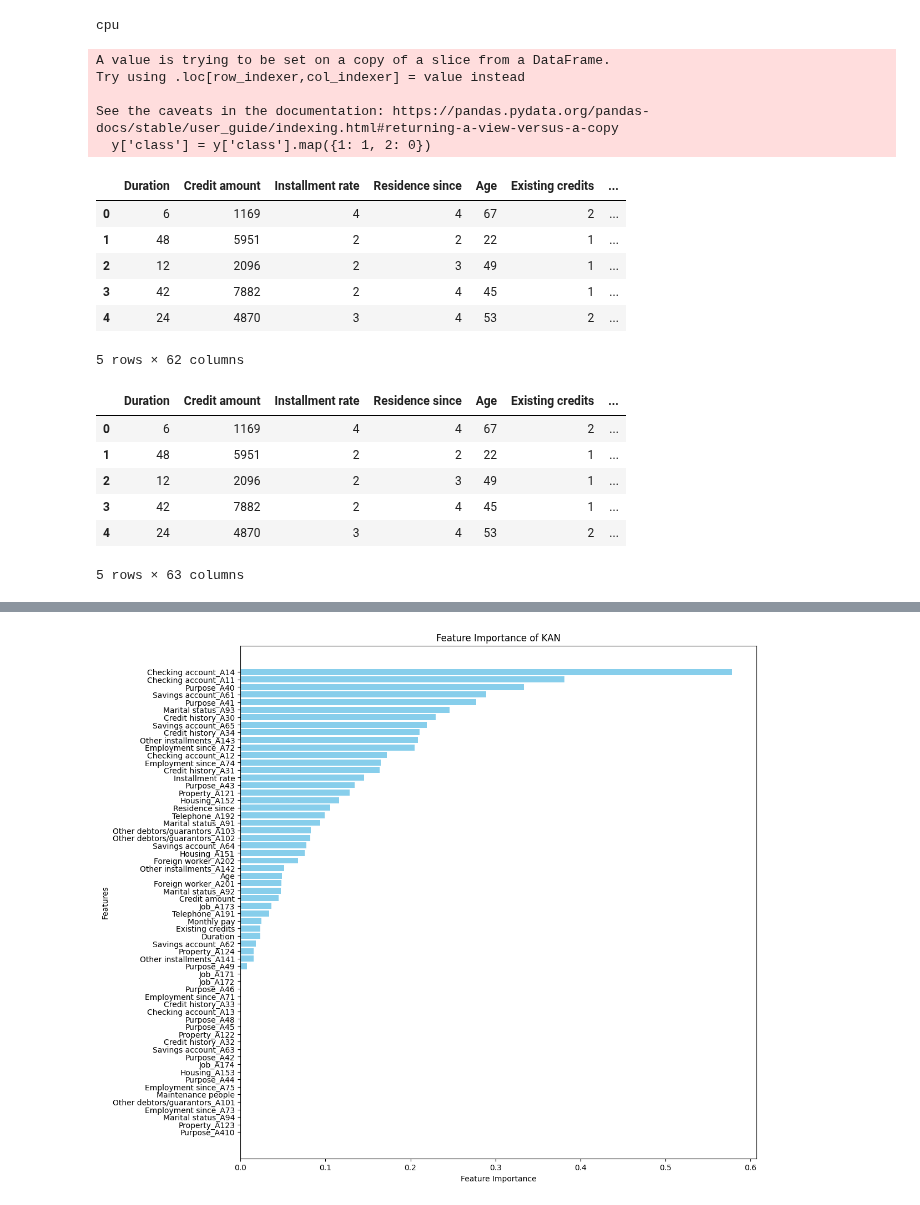
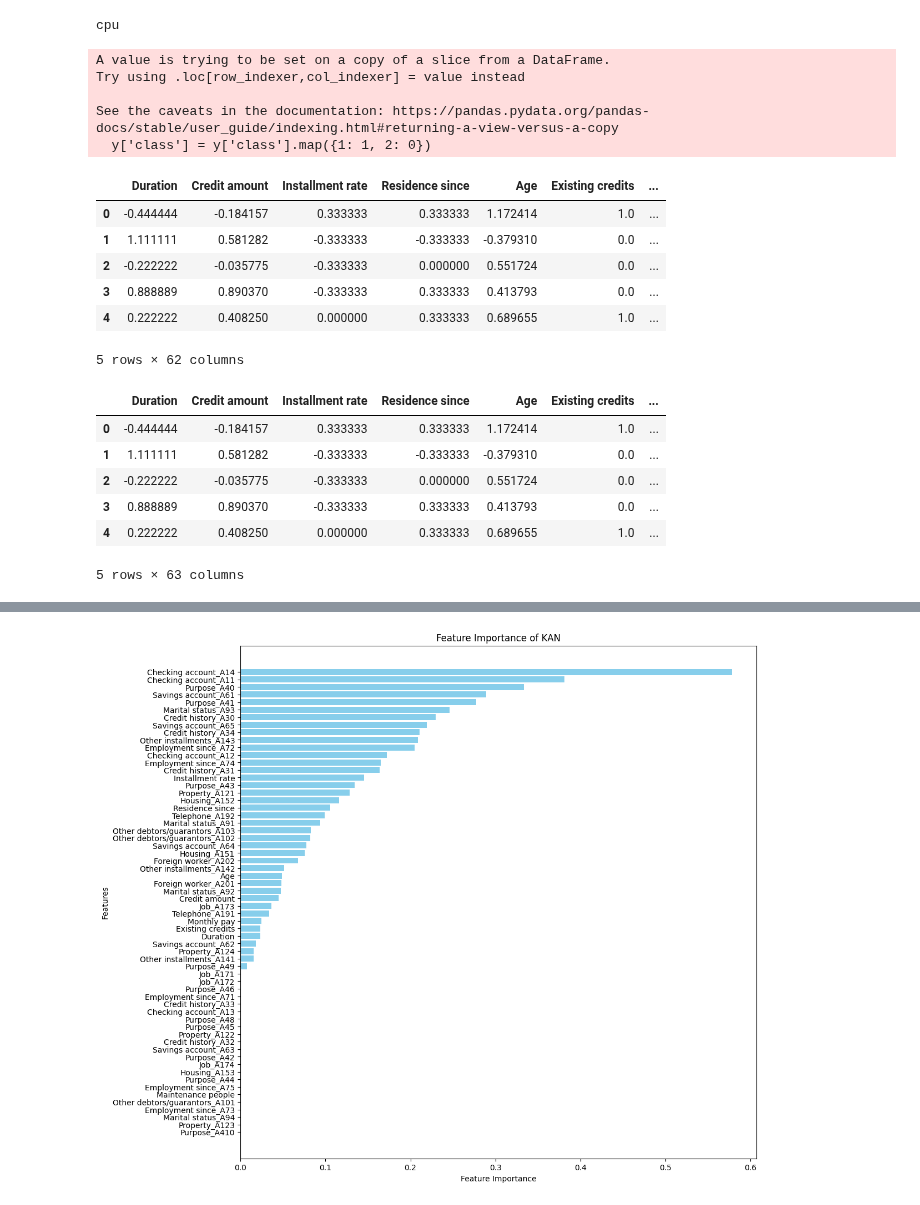
Before and after one commit to QuanPham19/functional-kan, a Jupyter notebook: phase_1/notebooks_credit/credit_origin.ipynb, the cells around one changed output, grey strips where cells are left out. Drawn from its saved outputs; the diff is of its cells as text; code cells hidden in the pictures.

```diff
--- a/phase_1/notebooks_credit/credit_origin.ipynb
+++ b/phase_1/notebooks_credit/credit_origin.ipynb
@@ -51,52 +51,56 @@ X.columns = ['Checking account', 'Duration', 'Credit history', 'Purpose',
             'Job', 'Maintenance people', 'Telephone', 'Foreign worker']
 
 # X['Age category'] = X['Age'].apply(age_categorize)
-# X.drop(columns=['Maintenance people'], inplace=True)
+# X.drop(columns=['Existing credits'], inplace=True)
 
 # # Monthly pay
 X['Monthly pay'] = (X["Credit amount"] / X["Duration"])
 
 # X['Maturity'] = X['Age'] + X['Duration'] / 12
+# X['Purpose'] = X['Purpose'].apply(purpose_categorize)
 
 # # Credit amount
 # X["Credit amount"] = np.log(X["Credit amount"])
 
 # # Duration
 # X['Duration'] = np.log(X['Duration'])
 
 X = pd.get_dummies(X, dtype='int')
 
-# scaler = RobustScaler()
-# X = pd.DataFrame(scaler.fit_transform(X), columns=X.columns)
+# qt = QuantileTransformer(output_distribution='normal', n_quantiles=100, random_state=0)
+# X = pd.DataFrame(qt.fit_transform(X), columns=X.columns)
+
+scaler = RobustScaler(quantile_range=(10, 90))
+X = pd.DataFrame(scaler.fit_transform(X), columns=X.columns)
 
 y['class'] = y['class'].map({1: 1, 2: 0})
 y.columns = ['Risk']
 
 
 X.head()
 # %% [output]
 A value is trying to be set on a copy of a slice from a DataFrame.
 Try using .loc[row_indexer,col_indexer] = value instead
 
 See the caveats in the documentation: https://pandas.pydata.org/pandas-docs/stable/user_guide/indexing.html#returning-a-view-versus-a-copy
   y['class'] = y['class'].map({1: 1, 2: 0})
 |  | Duration | Credit amount | Installment rate | Residence since | Age | Existing credits | ... |
-| 0 | 6 | 1169 | 4 | 4 | 67 | 2 | ... |
-| 1 | 48 | 5951 | 2 | 2 | 22 | 1 | ... |
-| 2 | 12 | 2096 | 2 | 3 | 49 | 1 | ... |
-| 3 | 42 | 7882 | 2 | 4 | 45 | 1 | ... |
-| 4 | 24 | 4870 | 3 | 4 | 53 | 2 | ... |
+| 0 | -0.444444 | -0.184157 | 0.333333 | 0.333333 | 1.172414 | 1.0 | ... |
+| 1 | 1.111111 | 0.581282 | -0.333333 | -0.333333 | -0.379310 | 0.0 | ... |
+| 2 | -0.222222 | -0.035775 | -0.333333 | 0.000000 | 0.551724 | 0.0 | ... |
+| 3 | 0.888889 | 0.890370 | -0.333333 | 0.333333 | 0.413793 | 0.0 | ... |
+| 4 | 0.222222 | 0.408250 | 0.000000 | 0.333333 | 0.689655 | 1.0 | ... |
 5 rows × 62 columns
 # %%
 df = pd.concat([X, y], axis=1)
 df.head()
 # %% [output]
 |  | Duration | Credit amount | Installment rate | Residence since | Age | Existing credits | ... |
-| 0 | 6 | 1169 | 4 | 4 | 67 | 2 | ... |
-| 1 | 48 | 5951 | 2 | 2 | 22 | 1 | ... |
-| 2 | 12 | 2096 | 2 | 3 | 49 | 1 | ... |
-| 3 | 42 | 7882 | 2 | 4 | 45 | 1 | ... |
-| 4 | 24 | 4870 | 3 | 4 | 53 | 2 | ... |
+| 0 | -0.444444 | -0.184157 | 0.333333 | 0.333333 | 1.172414 | 1.0 | ... |
+| 1 | 1.111111 | 0.581282 | -0.333333 | -0.333333 | -0.379310 | 0.0 | ... |
+| 2 | -0.222222 | -0.035775 | -0.333333 | 0.000000 | 0.551724 | 0.0 | ... |
+| 3 | 0.888889 | 0.890370 | -0.333333 | 0.333333 | 0.413793 | 0.0 | ... |
+| 4 | 0.222222 | 0.408250 | 0.000000 | 0.333333 | 0.689655 | 1.0 | ... |
 5 rows × 63 columns
 # %%
 def train_acc():
```
Also changed, not shown: parts of 6 cells of this notebook, 6 other files.
